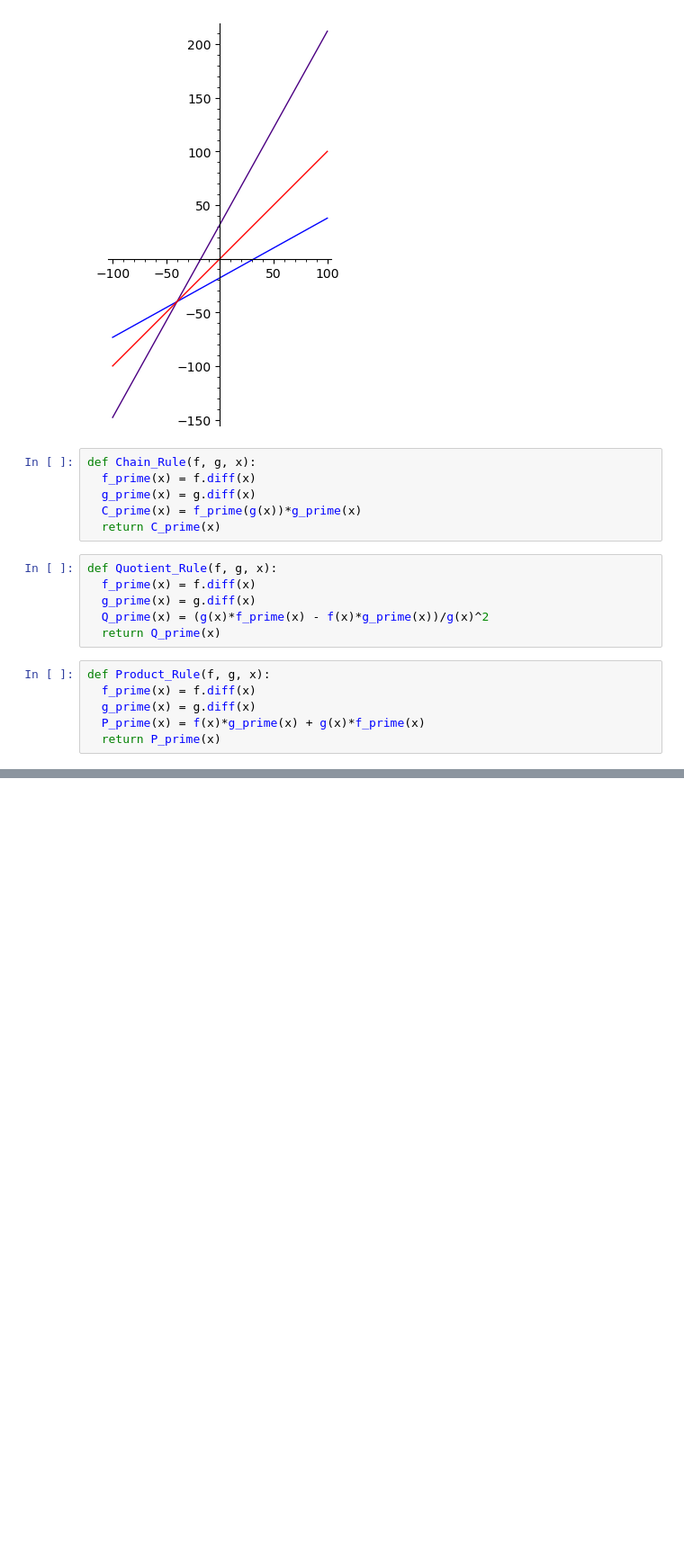
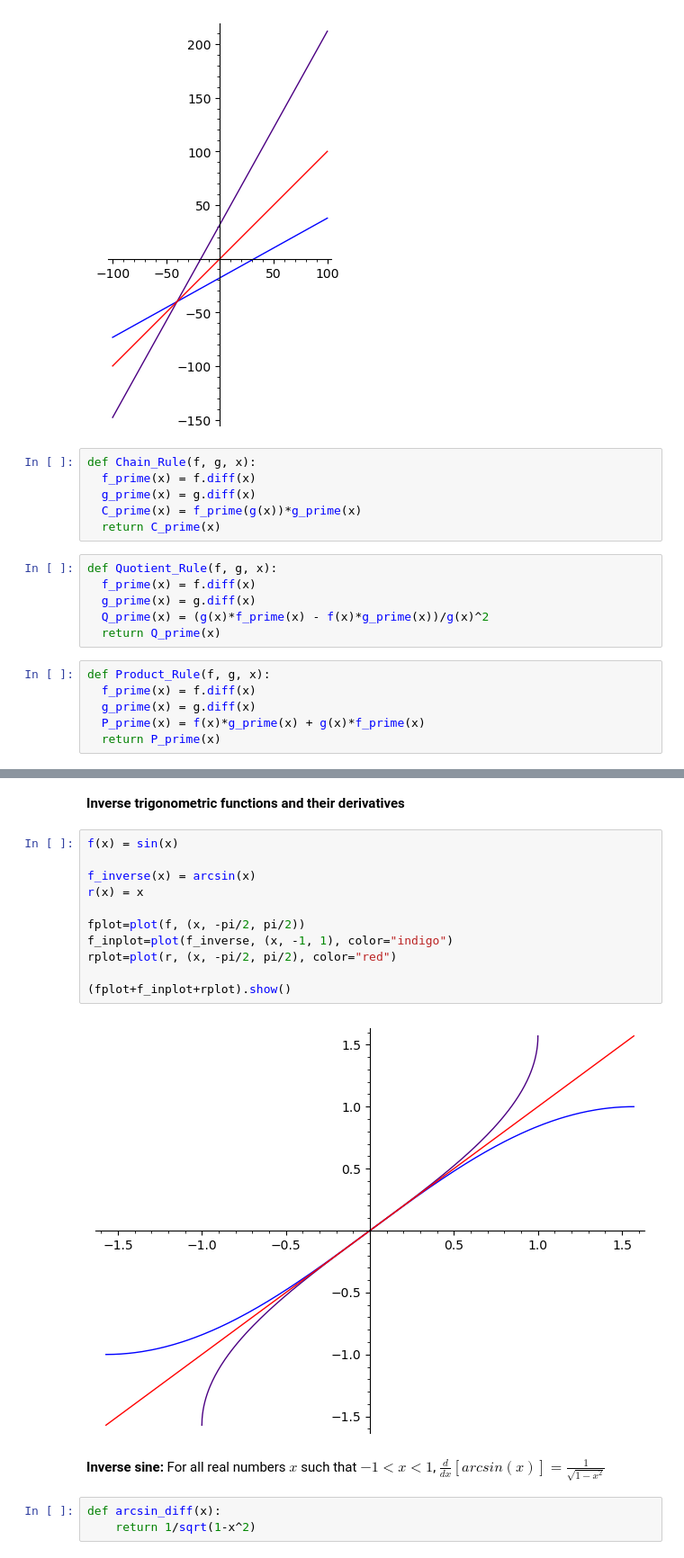
Before and after one commit to john-washington/sage, a Jupyter notebook: Calculus_chapter2.6.ipynb, the cells around one changed output, grey strips where cells are left out. Shown at 90% size. Drawn from its saved outputs; the diff is of its cells as text; blank space fills up the shorter version.

Commit message:
added chapter 2.7
inverse function, implicity derivative

```diff
--- a/Calculus_chapter2.6.ipynb
+++ b/Calculus_chapter2.6.ipynb
@@ -105,0 +171,20 @@ We want to prove this conjecture.
+# %% [markdown]
+**Inverse trigonometric functions and their derivatives**
+# %%
+f(x) = sin(x)
+
+f_inverse(x) = arcsin(x)
+r(x) = x
+
+fplot=plot(f, (x, -pi/2, pi/2))
+f_inplot=plot(f_inverse, (x, -1, 1), color="indigo")
+rplot=plot(r, (x, -pi/2, pi/2), color="red")
+
+(fplot+f_inplot+rplot).show()
+# %% [output]
+[figure, added]
+# %% [markdown]
+**Inverse sine:** For all real numbers $x$ such that $-1 < x < 1$, $\frac{d}{dx}[arcsin(x)] = \frac{1}{\sqrt{1 -x^2}}$
+# %%
+def arcsin_diff(x):
+    return 1/sqrt(1-x^2)
```
Also changed, not shown: parts of 20 cells of this notebook, 1 other file.
